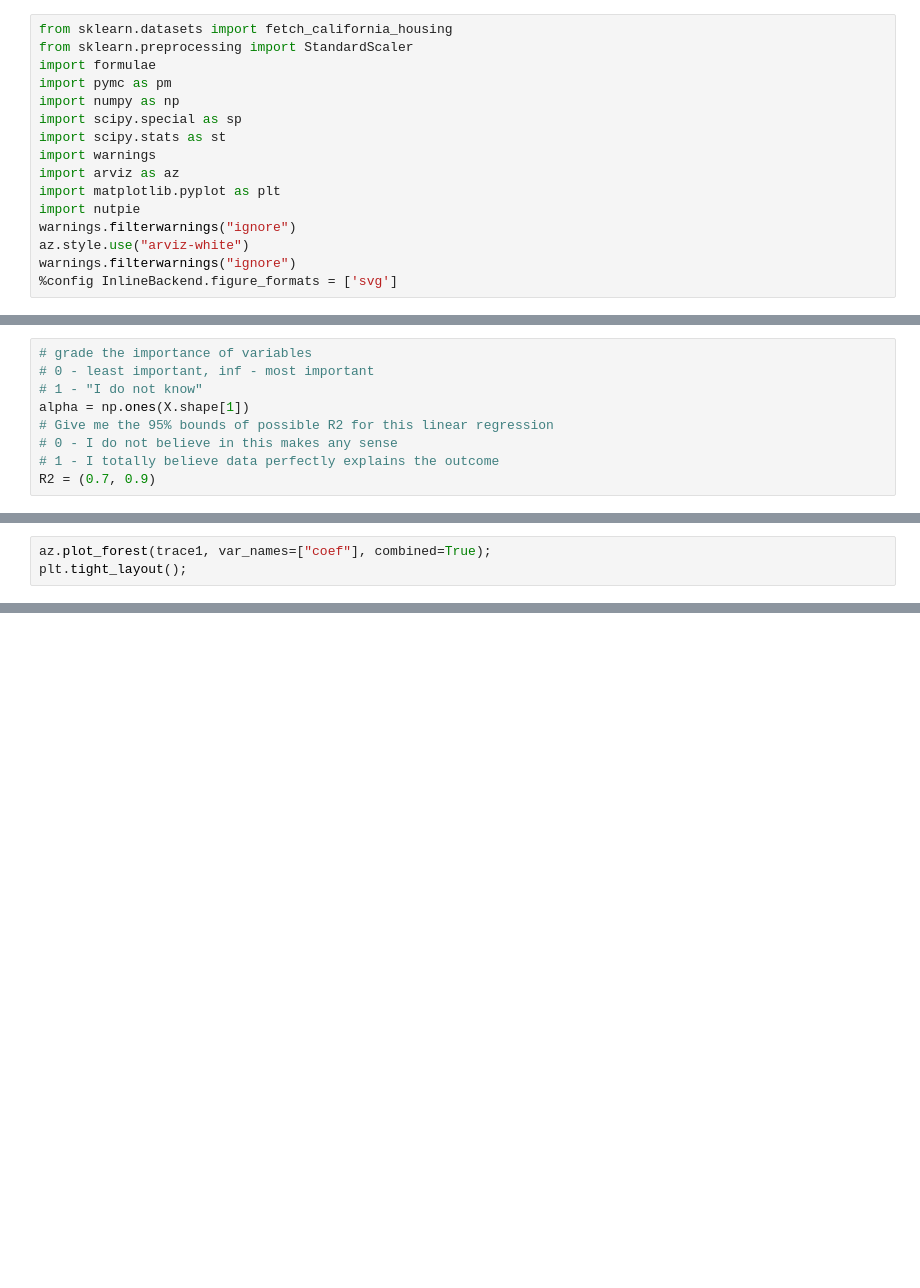
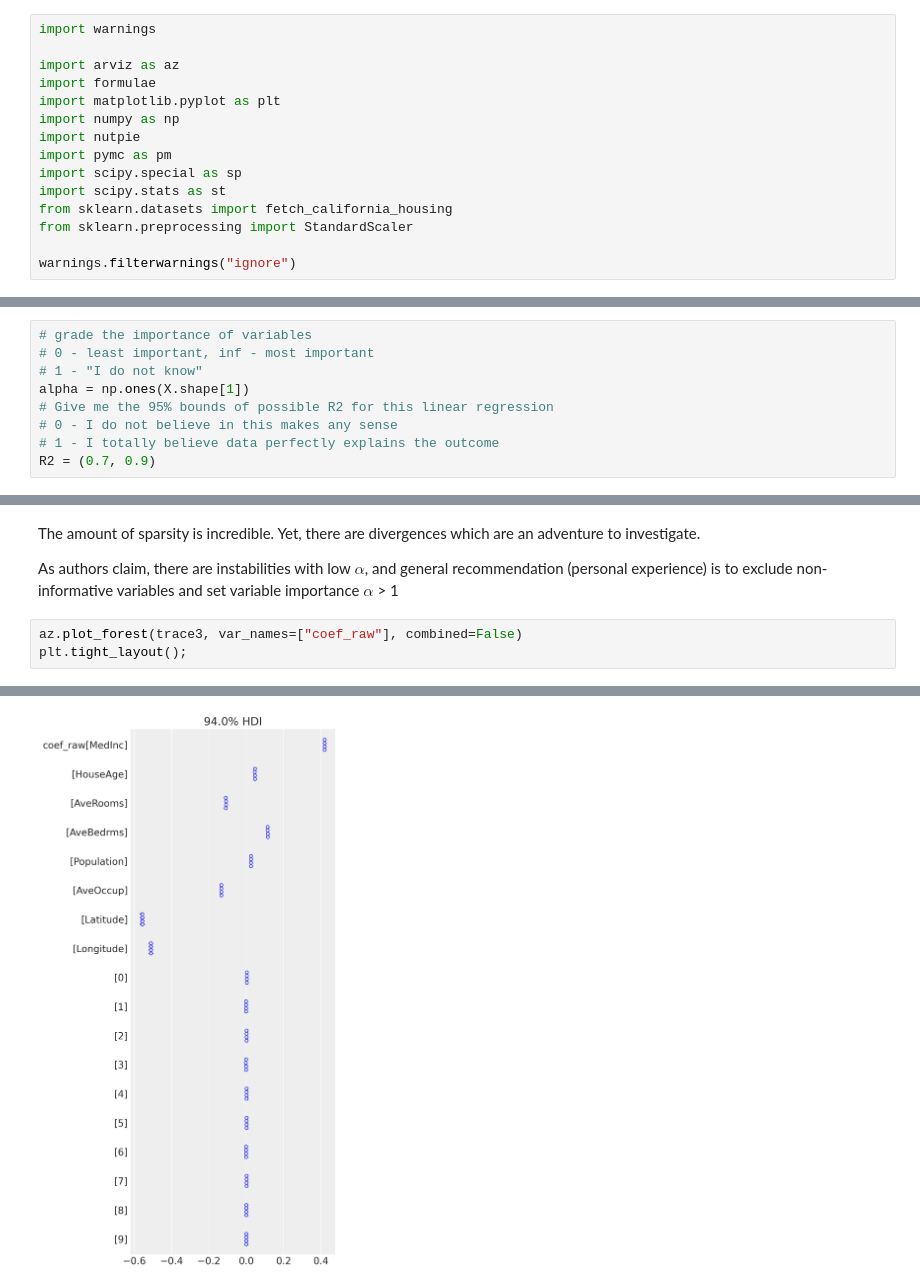
Before and after one commit to ferrine/blog, a Jupyter notebook: source/posts/2023/r2d2m2/post.ipynb, the cells around one changed output, grey strips where cells are left out. Drawn from its saved outputs; the diff is of its cells as text; blank space fills up the shorter version.

```diff
--- a/source/posts/2023/r2d2m2/post.ipynb
+++ b/source/posts/2023/r2d2m2/post.ipynb
@@ -37,21 +44,20 @@ $$
 # %% [markdown]
 Let's finally get our hands dirty with code!
 # %%
+import warnings
+
+import arviz as az
+import formulae
+import matplotlib.pyplot as plt
+import numpy as np
+import nutpie
+import pymc as pm
+import scipy.special as sp
+import scipy.stats as st
 from sklearn.datasets import fetch_california_housing
 from sklearn.preprocessing import StandardScaler
-import formulae
-import pymc as pm
-import numpy as np
-import scipy.special as sp
-import scipy.stats as st
-import warnings
-import arviz as az
-import matplotlib.pyplot as plt
-import nutpie
+
 warnings.filterwarnings("ignore")
-az.style.use("arviz-white")
-warnings.filterwarnings("ignore")
-%config InlineBackend.figure_formats = ['svg']
 # %%
 housing = fetch_california_housing(as_frame=True)
 # %% [markdown]
@@ -195,4 +327,8 @@ Literally all the noisy coefficients have zero estimate without complicated prio
+# %% [markdown]
+The amount of sparsity is incredible. Yet, there are divergences which are an adventure to investigate.
+
+As authors claim, there are instabilities with low $\alpha$, and general recommendation (personal experience) is to exclude non-informative variables and set variable importance $\alpha$ > 1
 # %%
-az.plot_forest(trace1, var_names=["coef"], combined=True);
+az.plot_forest(trace3, var_names=["coef_raw"], combined=False)
 plt.tight_layout();
 # %% [output]
@@ -199,0 +335 @@ plt.tight_layout();
+[figure, added]
```
Also changed, not shown: parts of 33 cells of this notebook.
